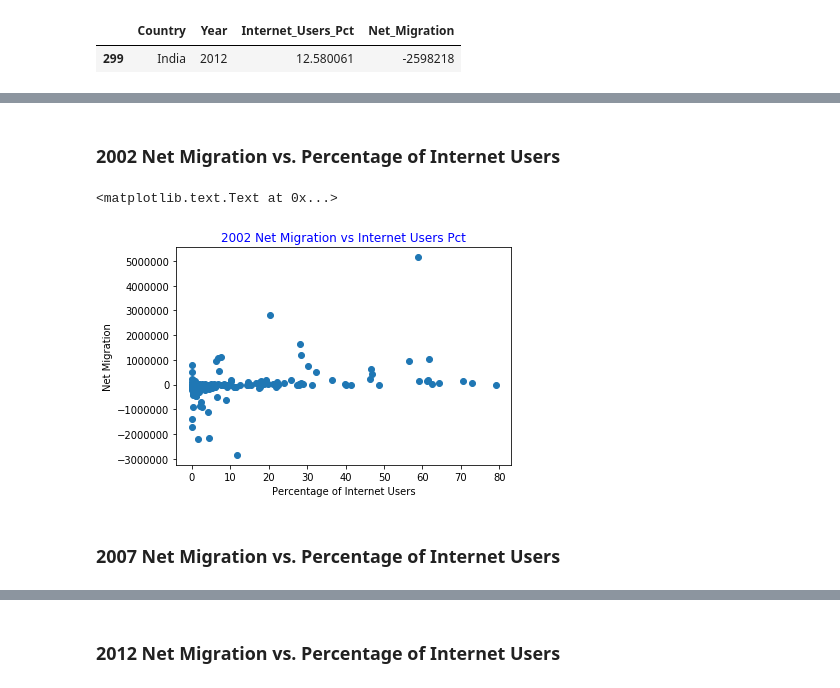
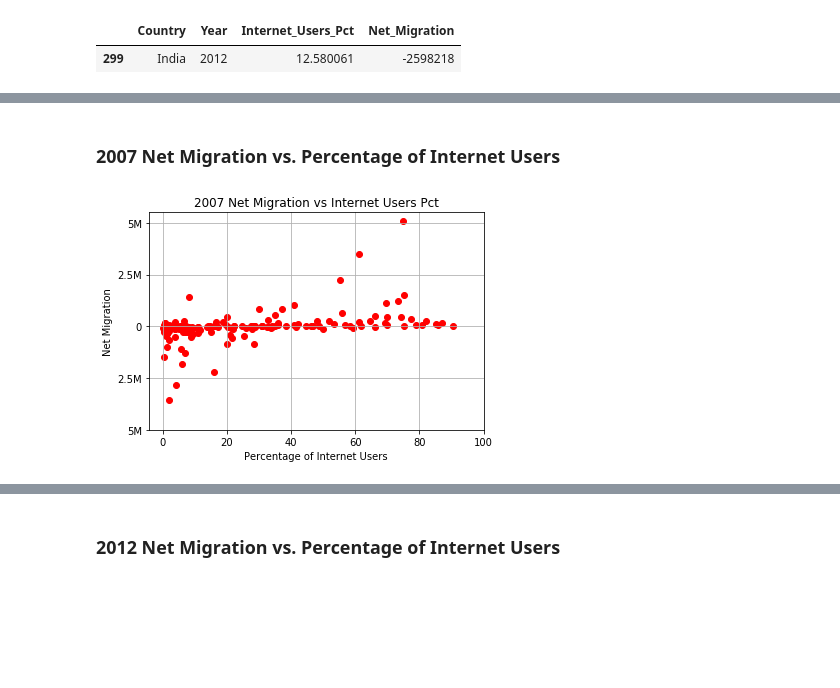
Before and after one commit to DataScienceBS/data-question-1-DataScienceBS, a Jupyter notebook: DS_Q1_attempt3.ipynb, the cells around one changed output, grey strips where cells are left out. Saved outputs shown, nothing was run; the diff lists cells and outputs as text; code cells hidden in the pictures; blank space fills up the shorter version.

```diff
--- a/DS_Q1_attempt3.ipynb
+++ b/DS_Q1_attempt3.ipynb
@@ -234,13 +264,14 @@ df_2012.loc[df_2012['Net_Migration']==[df_2012['Net_Migration'].min()]]
 # %% [markdown]
-### 2002 Net Migration vs. Percentage of Internet Users
+
+### 2007 Net Migration vs. Percentage of Internet Users
 # %%
-plt.scatter(df_2002.Internet_Users_Pct,df_2002.Net_Migration)
-plt.title('2002 Net Migration vs Internet Users Pct', color='blue')
+plt.scatter(df_2007.Internet_Users_Pct,df_2007.Net_Migration, color = 'red')
+plt.title('2007 Net Migration vs Internet Users Pct')
 plt.ylabel('Net Migration')
 plt.xlabel('Percentage of Internet Users')
-#plt.yticks([-5000000,-2500000,0,2500000,5000000],['5M','2.5M','0','2.5M','5M'])
+plt.yticks([-5000000,-2500000,0,2500000,5000000],['5M','2.5M','0','2.5M','5M'])
+plt.xticks([0,20,40,60,80,100])
+plt.grid()
+plt.show()
 # %% [output]
-<matplotlib.text.Text at 0x...>
-[figure, old version]
+[figure, new version]
-# %% [markdown]
-### 2007 Net Migration vs. Percentage of Internet Users
```
Also changed, not shown: parts of 23 cells of this notebook.
